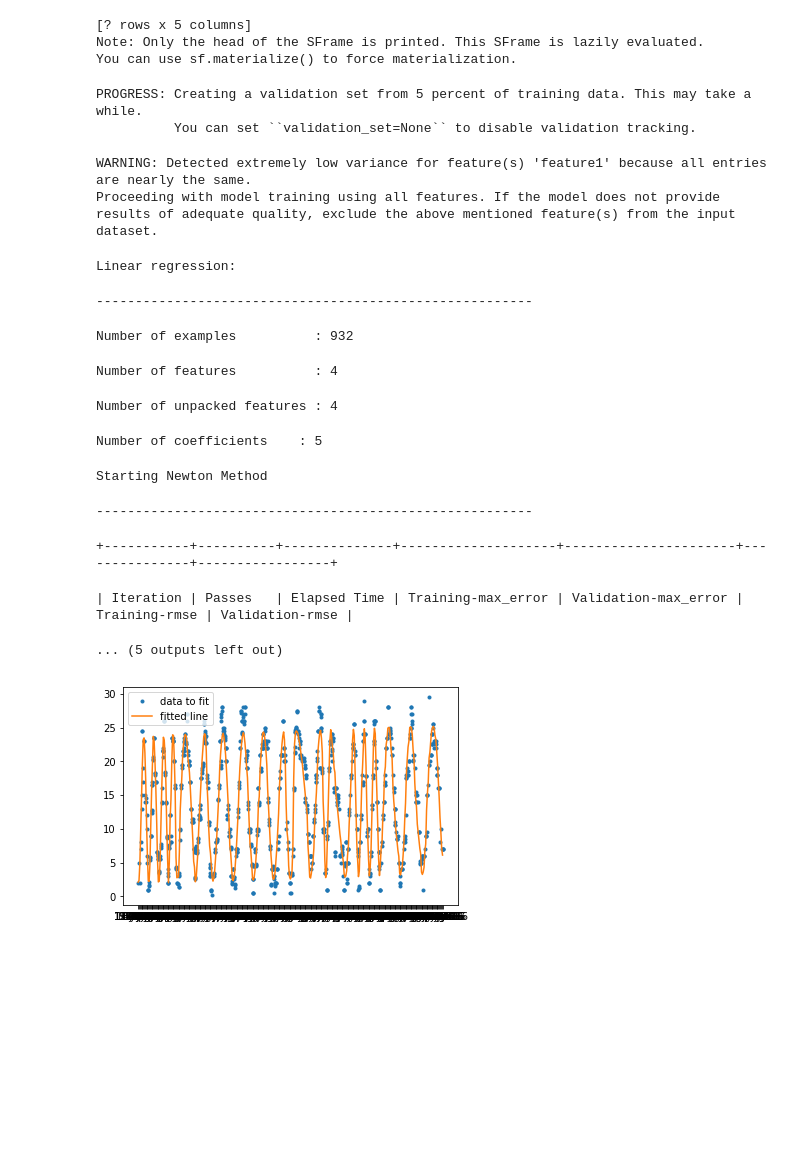
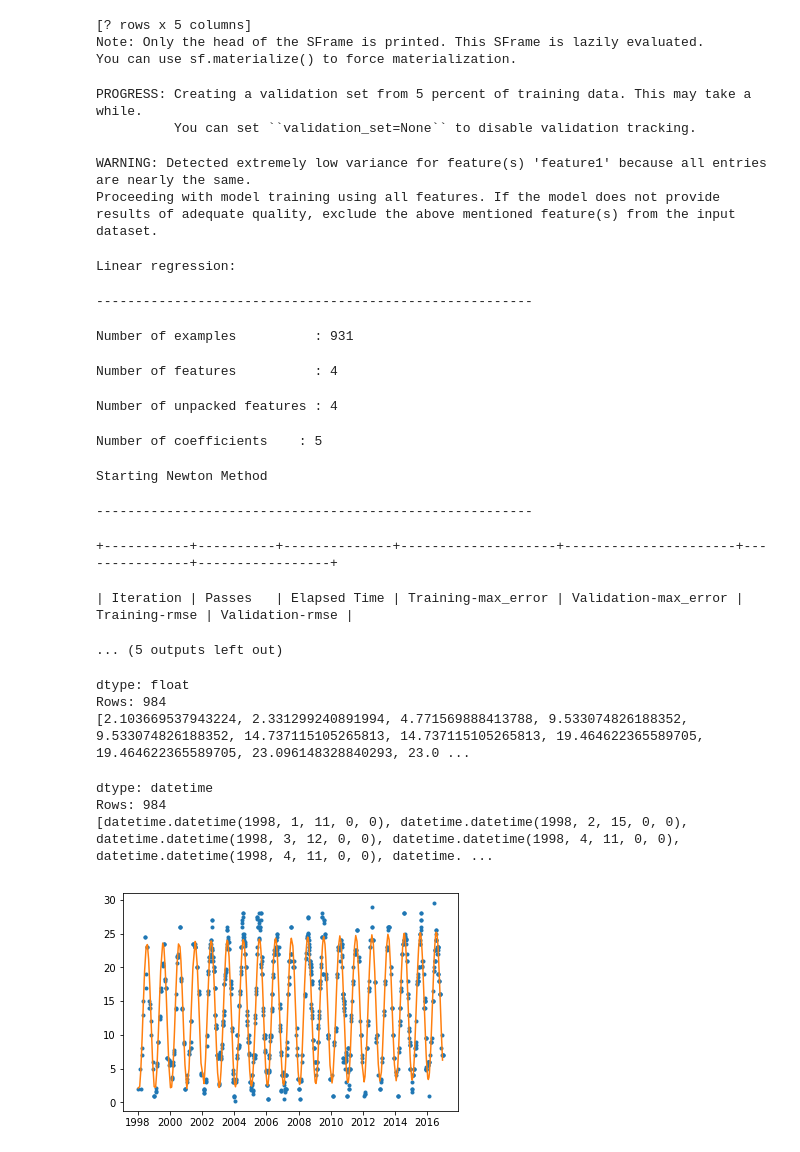
Before and after one commit to iDataVisualizationLab/VAST2018, a Jupyter notebook: mc2/MC2DataExploration.ipynb, the cells around one changed output. Cells and saved outputs as stored; diff of their text form; code cells hidden in the pictures; blank space fills up the shorter version.

Commit message:
Initial Line graphs + Parallel Coordiantes

```diff
--- a/mc2/MC2DataExploration.ipynb
+++ b/mc2/MC2DataExploration.ipynb
@@ -17,3 +19,2 @@ Parsing completed. Parsed 136824 lines in 0.114454 secs.
 # %%
-graphlab.canvas.set_target('browser', 12345)
-chem.show()
+graphlab.canvas.set_target('ipynb')
@@ -79,3 +80,5 @@ import pylab
+# %%
+graphlab.canvas.set_target('browser')
 # %%
 x.show()
 # %% [output]
@@ -182,7 +187,7 @@ WARNING: Detected extremely low variance for feature(s) 'feature1' because all e
 Proceeding with model training using all features. If the model does not provide results of adequate quality, exclude the above mentioned feature(s) from the input dataset.
 Linear regression:
 --------------------------------------------------------
-Number of examples          : 932
+Number of examples          : 931
 Number of features          : 4
 Number of unpacked features : 4
 Number of coefficients    : 5
@@ -193,9 +198,20 @@ Starting Newton Method
 ... (5 outputs left out)
 # %%
 ssxx = seasonal_model.predict(boonsri_Water_temperature)
-# %%
-pylab.plot(boonsri_Water_temperature['sample date'],boonsri_Water_temperature['value'] ,'.', boonsri_Water_temperature['sample date'], seasonal_model.predict(boonsri_Water_temperature))
-pylab.legend(['data to fit','fitted line'])
-pylab.show()
-# %% [output]
-[figure, removed]
+# %%
+ssxx
+# %% [output]
+dtype: float
+Rows: 984
+[2.103669537943224, 2.331299240891994, 4.771569888413788, 9.533074826188352, 9.533074826188352, 14.737115105265813, 14.737115105265813, 19.464622365589705, 19.464622365589705, 23.096148328840293, 23.0 ...
+# %%
+x
+# %% [output]
+dtype: datetime
+Rows: 984
+[datetime.datetime(1998, 1, 11, 0, 0), datetime.datetime(1998, 2, 15, 0, 0), datetime.datetime(1998, 3, 12, 0, 0), datetime.datetime(1998, 4, 11, 0, 0), datetime.datetime(1998, 4, 11, 0, 0), datetime. ...
+# %%
+pylab.plot(x, boonsri_Water_temperature['value'], '.', x, ssxx, '-')
+pylab.show()
+# %% [output]
+[figure, added]
```
Also changed, not shown: parts of 8 cells of this notebook, 14 other files.
